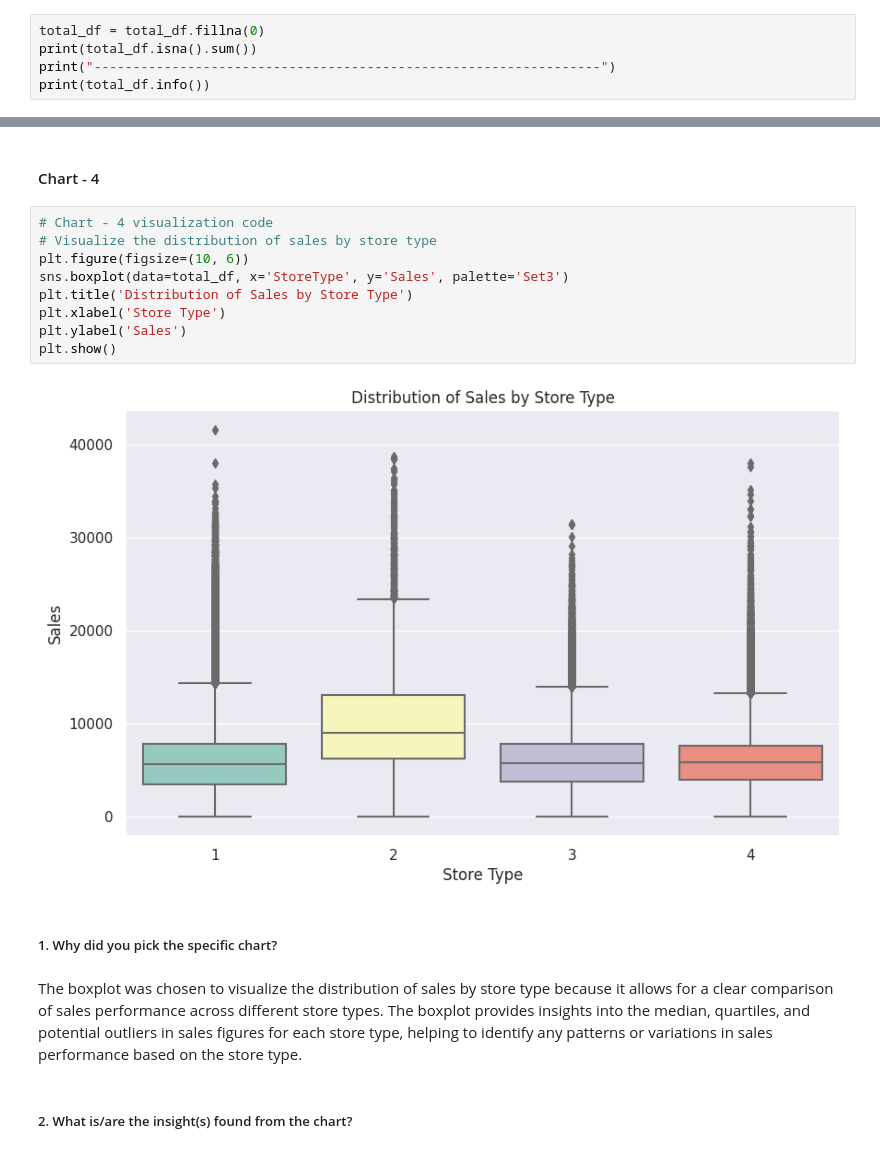
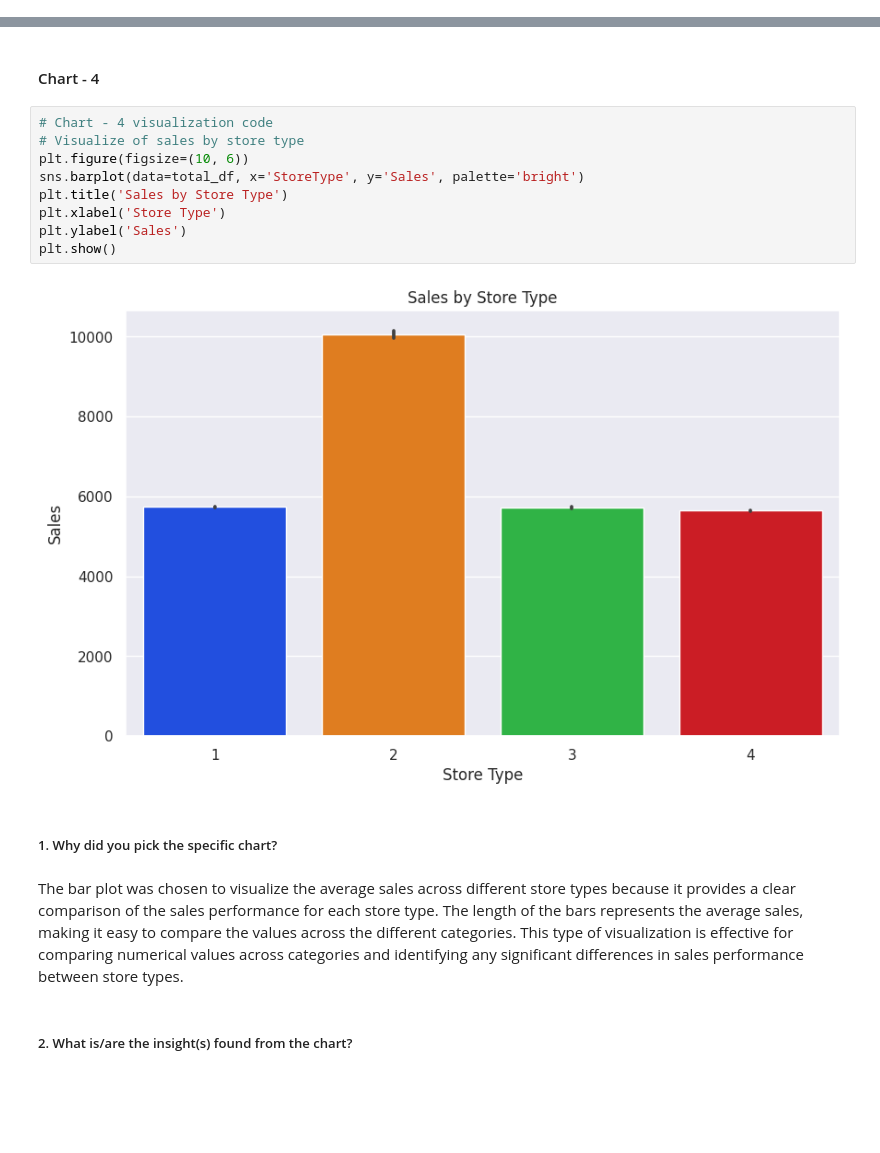
Before and after one commit to dipakpatil2001/Regression-Project-Retail_Sales_Prediction, a Jupyter notebook: Regression_Project_Retail_Sales_Prediction.ipynb, the cells around one changed output, grey strips where cells are left out. Cells and saved outputs as stored; diff of their text form; blank space fills up the shorter version.

```diff
--- a/Regression_Project_Retail_Sales_Prediction.ipynb
+++ b/Regression_Project_Retail_Sales_Prediction.ipynb
@@ -589,5 +612,0 @@ total_df['PromoInterval'] = total_df['PromoInterval'].map(promo_interval_map)
-# %%
-total_df = total_df.fillna(0)
-print(total_df.isna().sum())
-print("-----------------------------------------------------------------")
-print(total_df.info())
@@ -717,18 +725,18 @@ The gained insights from the visualization of sales by day of the week will help
 #### Chart - 4
 # %%
 # Chart - 4 visualization code
-# Visualize the distribution of sales by store type
+# Visualize of sales by store type
 plt.figure(figsize=(10, 6))
-sns.boxplot(data=total_df, x='StoreType', y='Sales', palette='Set3')
-plt.title('Distribution of Sales by Store Type')
+sns.barplot(data=total_df, x='StoreType', y='Sales', palette='bright')
+plt.title('Sales by Store Type')
 plt.xlabel('Store Type')
 plt.ylabel('Sales')
 plt.show()
 # %% [output]
-[figure, old version]
+[figure, new version]
 # %% [markdown]
 ##### 1. Why did you pick the specific chart?
-# %% [markdown]
-The boxplot was chosen to visualize the distribution of sales by store type because it allows for a clear comparison of sales performance across different store types. The boxplot provides insights into the median, quartiles, and potential outliers in sales figures for each store type, helping to identify any patterns or variations in sales performance based on the store type.
+# %% [markdown]
+The bar plot was chosen to visualize the average sales across different store types because it provides a clear comparison of the sales performance for each store type. The length of the bars represents the average sales, making it easy to compare the values across the different categories. This type of visualization is effective for comparing numerical values across categories and identifying any significant differences in sales performance between store types.
 # %% [markdown]
 ##### 2. What is/are the insight(s) found from the chart?
```
Also changed, not shown: parts of 126 cells of this notebook.
